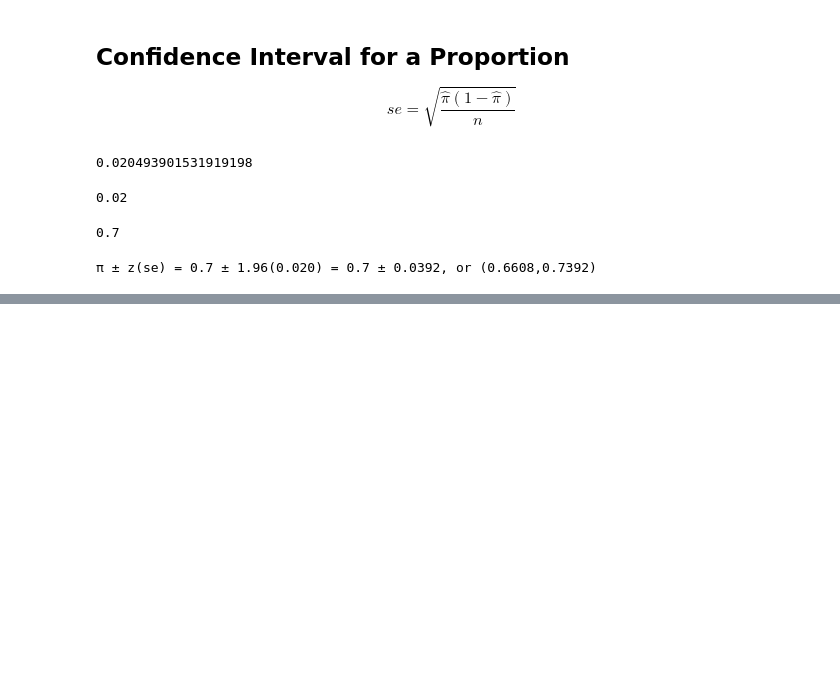
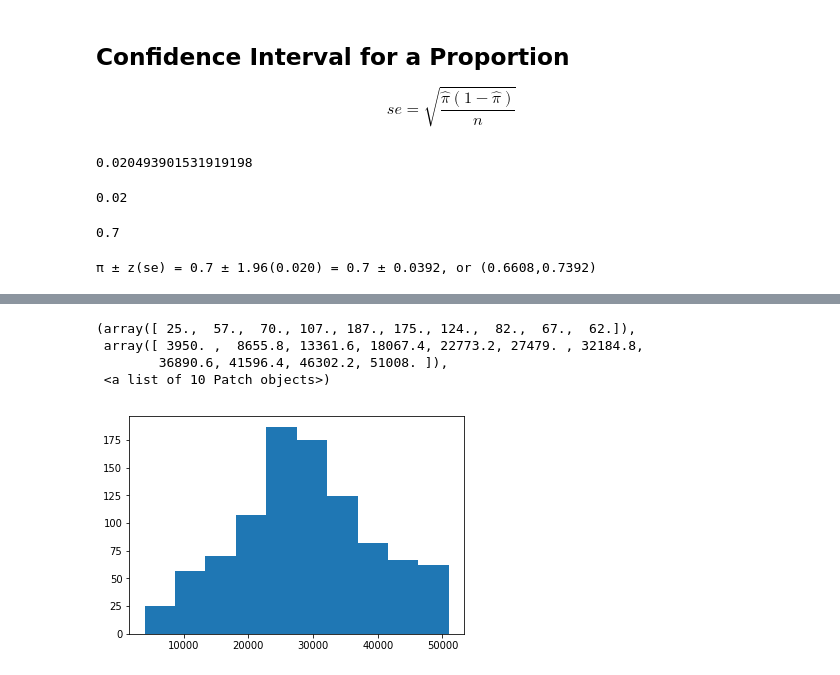
Before and after one commit to muftring/iu-statistics, a Jupyter notebook: mid-term-exam/mid-term-exam-computations.ipynb, the cells around one changed output, grey strips where cells are left out. Cells and saved outputs as stored; diff of their text form; code cells hidden in the pictures; blank space fills up the shorter version.

```diff
--- a/mid-term-exam/mid-term-exam-computations.ipynb
+++ b/mid-term-exam/mid-term-exam-computations.ipynb
@@ -156,0 +221,8 @@ ci(hatpi, 0.02, 1.96)
+# %%
+plt.hist(df.loc[df['sector'] == "private"]['intuitfees'])
+# %% [output]
+(array([ 25.,  57.,  70., 107., 187., 175., 124.,  82.,  67.,  62.]),
+ array([ 3950. ,  8655.8, 13361.6, 18067.4, 22773.2, 27479. , 32184.8,
+        36890.6, 41596.4, 46302.2, 51008. ]),
+ <a list of 10 Patch objects>)
+[figure, added]
```
Also changed, not shown: parts of 15 cells of this notebook, 4 other files.
